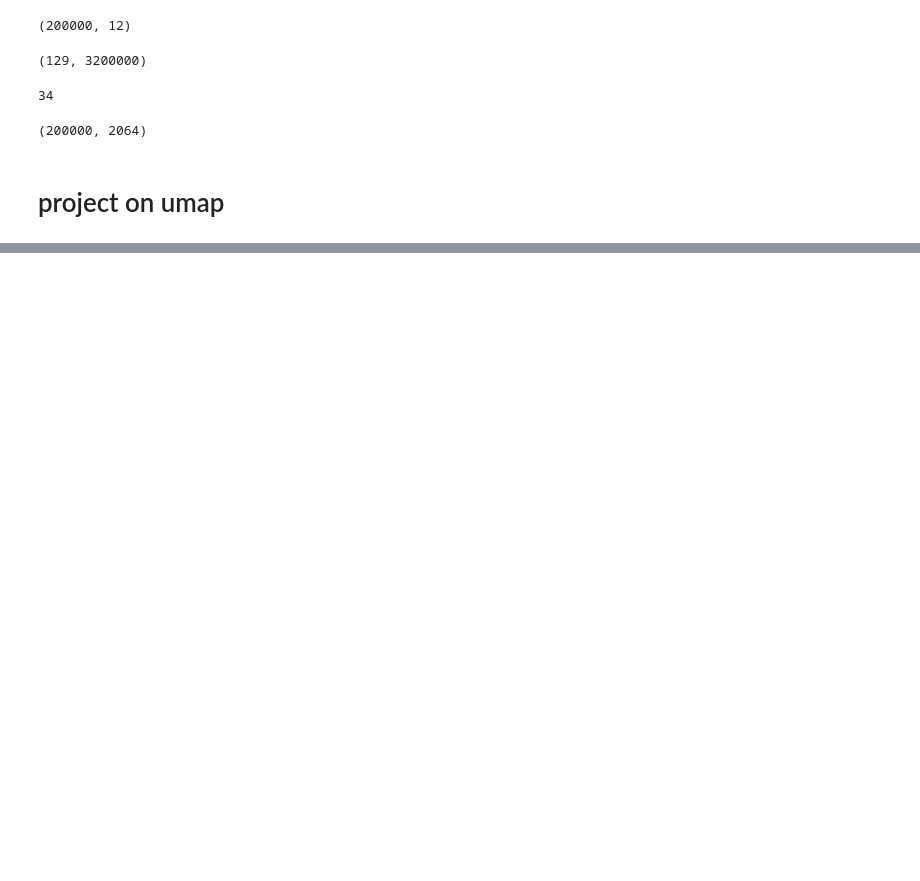
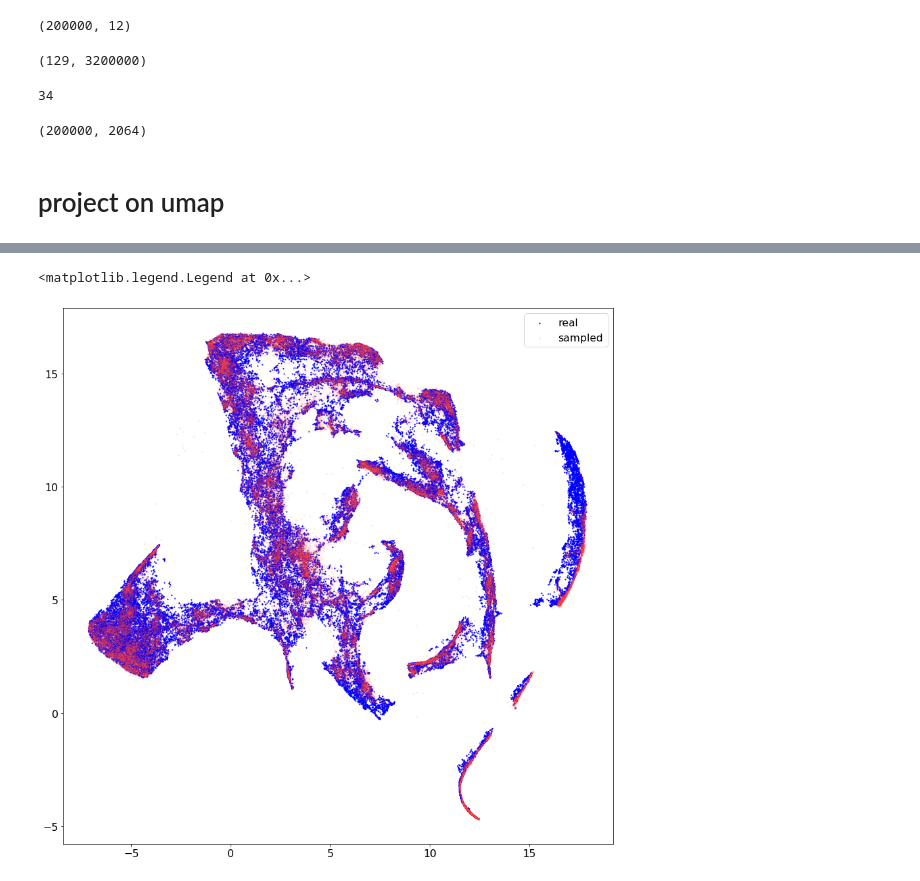
Before and after one commit to GaganNarula/birdsong_gan, a Jupyter notebook: birdsong_gan/notebooks/gn_umap_netG_samples_vs_real.ipynb, the cells around one changed output, grey strips where cells are left out. Cells and saved outputs as stored; diff of their text form; code cells hidden in the pictures; blank space fills up the shorter version.

```diff
--- a/birdsong_gan/notebooks/gn_umap_netG_samples_vs_real.ipynb
+++ b/birdsong_gan/notebooks/gn_umap_netG_samples_vs_real.ipynb
@@ -137,3 +203,15 @@ plt.close()
+# %%
+plt.figure(figsize=(15,15))
+plt.scatter(zreal[:,0], zreal[:,1], s = 5, c = 'b', marker='.', )
+plt.scatter(zfake[:,0], zfake[:,1], s = 3, c = 'w', marker='o', edgecolors='r', alpha=0.1)
+plt.legend(['real', 'sampled'])
+#plt.show()
+#plt.savefig('/home/songbird/Dropbox/Work/MDGAN_paper/Figures_for_paper/Final_figures/Figure2/r15y5_umap_nz12_latentspace_day18_hmm100_vs_real.jpg',
+#            format='jpg', dpi=200)
+#plt.close()
+# %% [output]
+<matplotlib.legend.Legend at 0x...>
+[figure, added]
 # %%
 import seaborn as sns
 # %%
```
Also changed, not shown: parts of 36 cells of this notebook, 14 other files.
